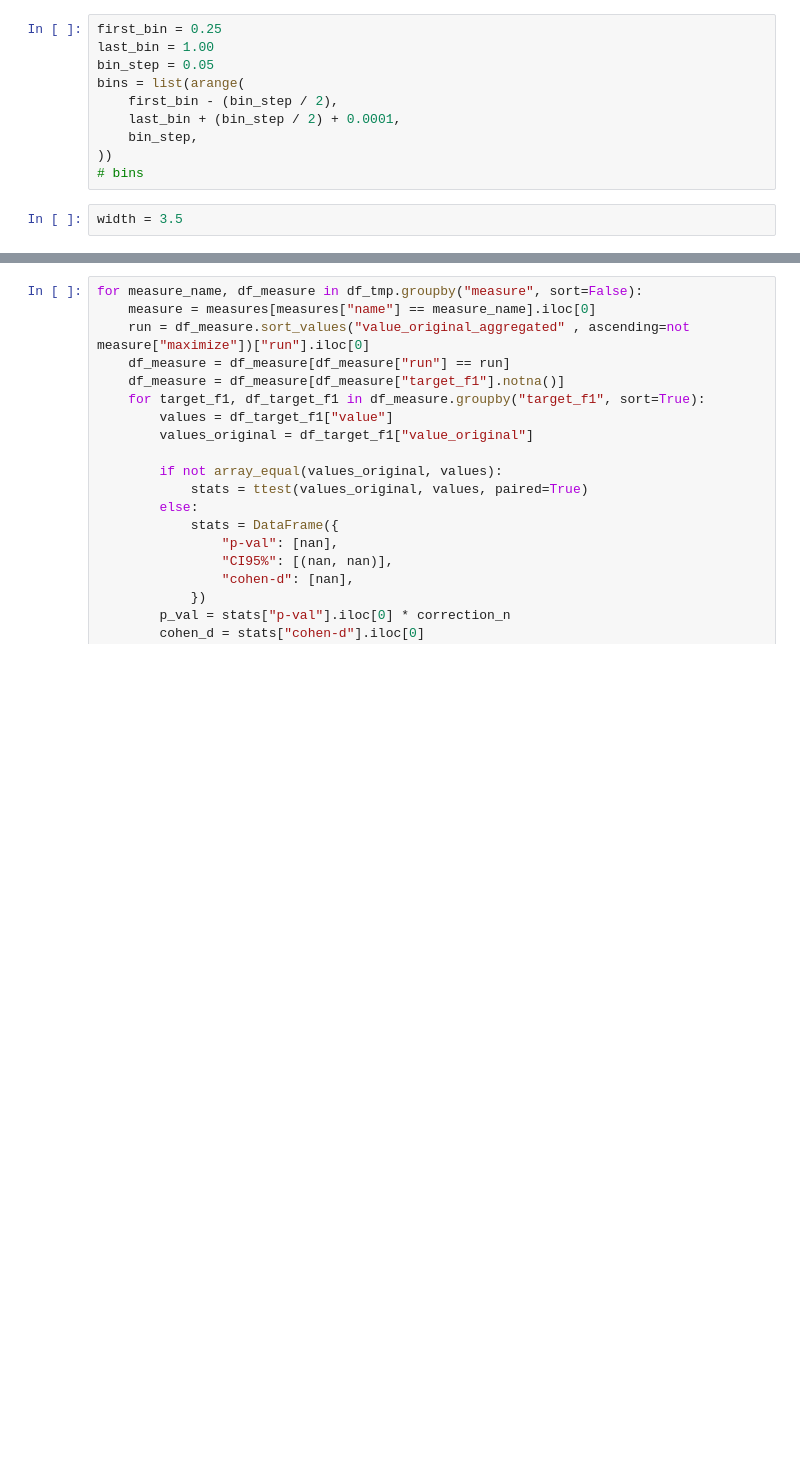
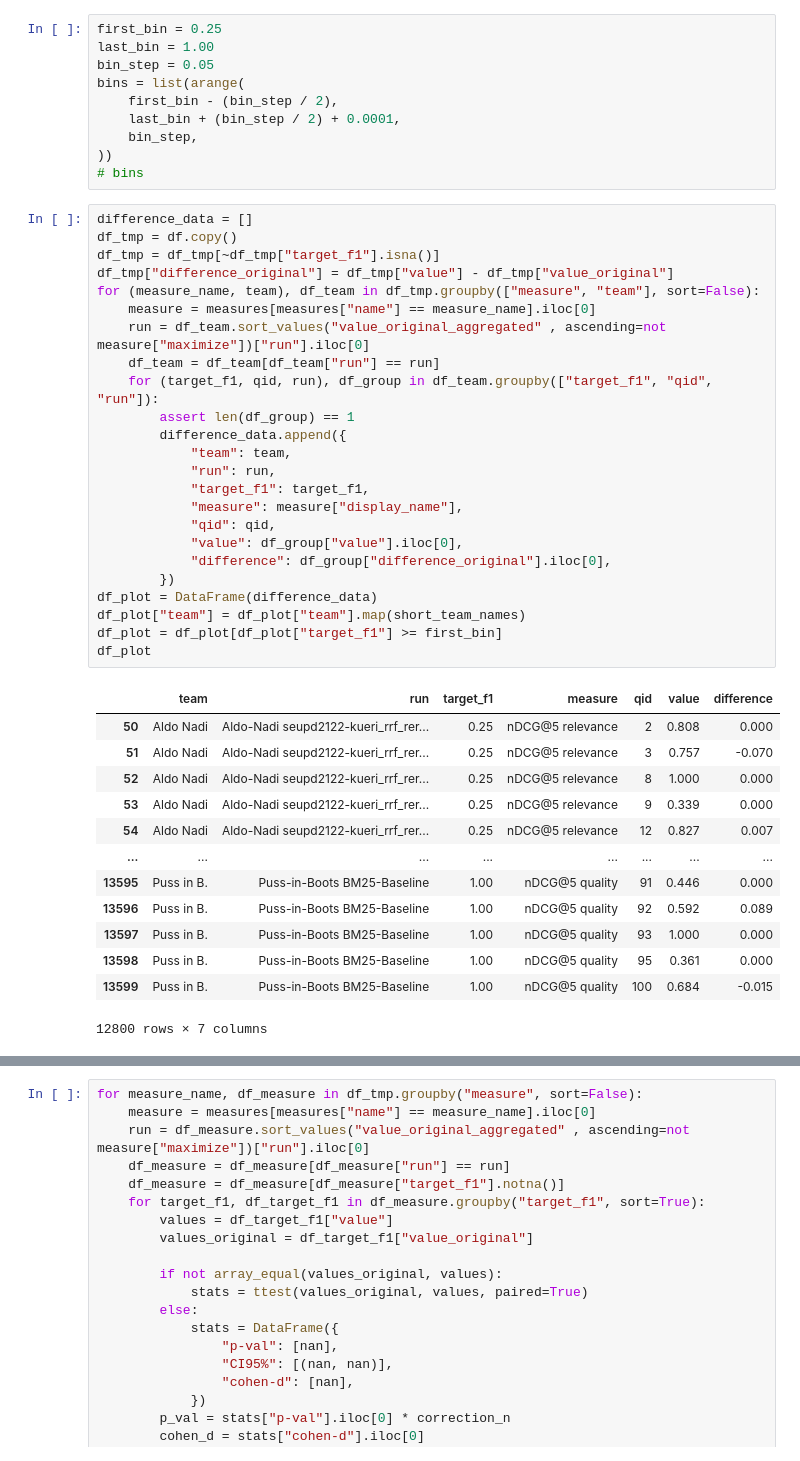
Before and after one commit to webis-de/argmining23-stance-aware-re-ranking, a Jupyter notebook: notebooks/evaluation_reranking.ipynb, the cells around one changed output, grey strips where cells are left out. Drawn from its saved outputs; the diff is of its cells as text; blank space fills up the shorter version.

```diff
--- a/notebooks/evaluation_reranking.ipynb
+++ b/notebooks/evaluation_reranking.ipynb
@@ -487,5 +453,41 @@ bins = list(arange(
     bin_step,
 ))
 # bins
-# %%
-width = 3.5
+# %%
+difference_data = []
+df_tmp = df.copy()
+df_tmp = df_tmp[~df_tmp["target_f1"].isna()]
+df_tmp["difference_original"] = df_tmp["value"] - df_tmp["value_original"]
+for (measure_name, team), df_team in df_tmp.groupby(["measure", "team"], sort=False):
+    measure = measures[measures["name"] == measure_name].iloc[0]
+    run = df_team.sort_values("value_original_aggregated" , ascending=not measure["maximize"])["run"].iloc[0]
+    df_team = df_team[df_team["run"] == run]
+    for (target_f1, qid, run), df_group in df_team.groupby(["target_f1", "qid", "run"]):
+        assert len(df_group) == 1
+        difference_data.append({
+            "team": team,
+            "run": run,
+            "target_f1": target_f1,
+            "measure": measure["display_name"],
+            "qid": qid,
+            "value": df_group["value"].iloc[0],
+            "difference": df_group["difference_original"].iloc[0],
+        })
+df_plot = DataFrame(difference_data)
+df_plot["team"] = df_plot["team"].map(short_team_names)
+df_plot = df_plot[df_plot["target_f1"] >= first_bin]
+df_plot
+# %% [output]
+|  | team | run | target_f1 | measure | qid | value | difference |
+| 50 | Aldo Nadi | Aldo-Nadi seupd2122-kueri_rrf_rer... | 0.25 | nDCG@5 relevance | 2 | 0.808 | 0.000 |
+| 51 | Aldo Nadi | Aldo-Nadi seupd2122-kueri_rrf_rer... | 0.25 | nDCG@5 relevance | 3 | 0.757 | -0.070 |
+| 52 | Aldo Nadi | Aldo-Nadi seupd2122-kueri_rrf_rer... | 0.25 | nDCG@5 relevance | 8 | 1.000 | 0.000 |
+| 53 | Aldo Nadi | Aldo-Nadi seupd2122-kueri_rrf_rer... | 0.25 | nDCG@5 relevance | 9 | 0.339 | 0.000 |
+| 54 | Aldo Nadi | Aldo-Nadi seupd2122-kueri_rrf_rer... | 0.25 | nDCG@5 relevance | 12 | 0.827 | 0.007 |
+| ... | ... | ... | ... | ... | ... | ... | ... |
+| 13595 | Puss in B. | Puss-in-Boots BM25-Baseline | 1.00 | nDCG@5 quality | 91 | 0.446 | 0.000 |
+| 13596 | Puss in B. | Puss-in-Boots BM25-Baseline | 1.00 | nDCG@5 quality | 92 | 0.592 | 0.089 |
+| 13597 | Puss in B. | Puss-in-Boots BM25-Baseline | 1.00 | nDCG@5 quality | 93 | 1.000 | 0.000 |
+| 13598 | Puss in B. | Puss-in-Boots BM25-Baseline | 1.00 | nDCG@5 quality | 95 | 0.361 | 0.000 |
+| 13599 | Puss in B. | Puss-in-Boots BM25-Baseline | 1.00 | nDCG@5 quality | 100 | 0.684 | -0.015 |
+12800 rows × 7 columns
```
Also changed, not shown: parts of 5 cells of this notebook.
